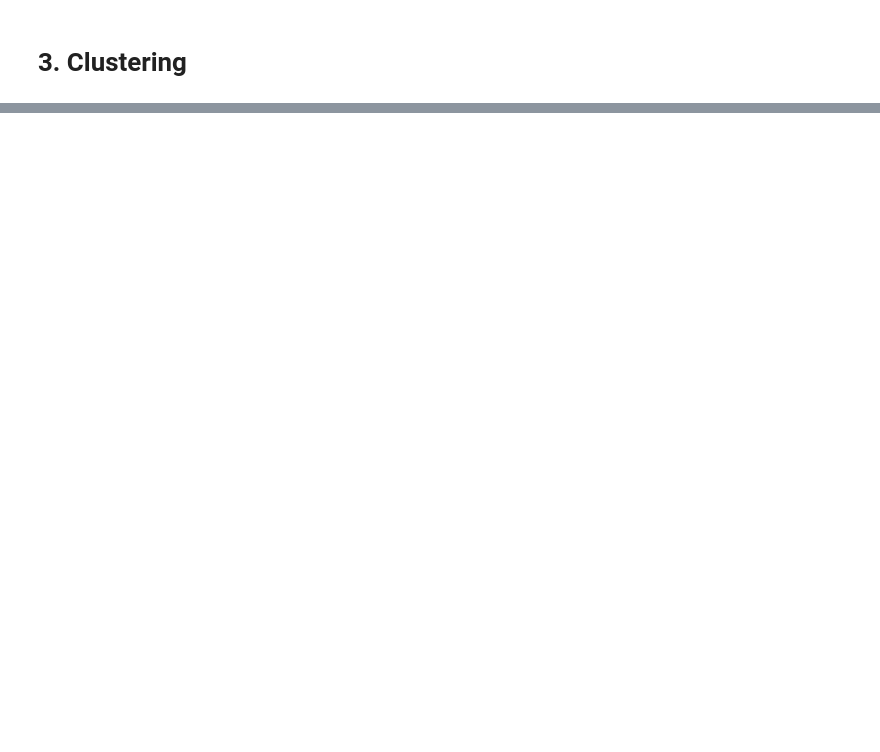
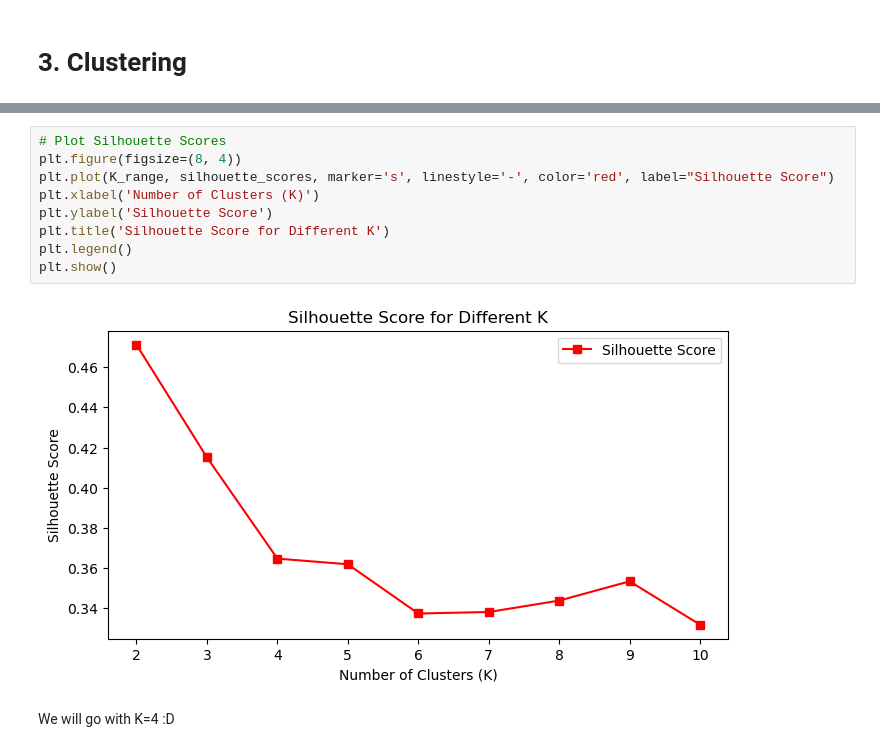
Before and after one commit to RubenCMarques/Hotel-Customer-Segmentation, a Jupyter notebook: Notebooks/A-B.ipynb, the cells around one changed output, grey strips where cells are left out. Cells and saved outputs as stored; diff of their text form; blank space fills up the shorter version.

```diff
--- a/Notebooks/A-B.ipynb
+++ b/Notebooks/A-B.ipynb
@@ -1483,0 +1453,13 @@ y_kmeans = kmeans.predict(X_pca_reduced)
+# %%
+# Plot Silhouette Scores
+plt.figure(figsize=(8, 4))
+plt.plot(K_range, silhouette_scores, marker='s', linestyle='-', color='red', label="Silhouette Score")
+plt.xlabel('Number of Clusters (K)')
+plt.ylabel('Silhouette Score')
+plt.title('Silhouette Score for Different K')
+plt.legend()
+plt.show()
+# %% [output]
+[figure, added]
+# %% [markdown]
+We will go with K=4 :D
```
Also changed, not shown: parts of 73 cells of this notebook, 2 other files.
